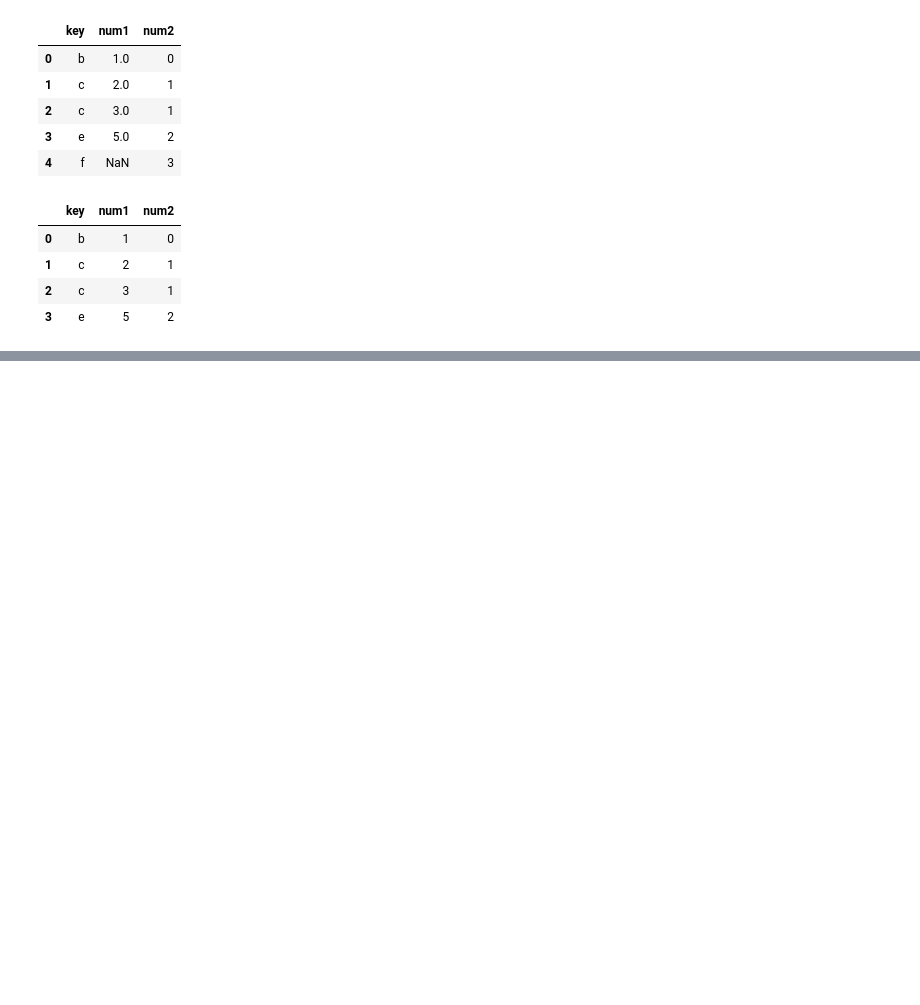
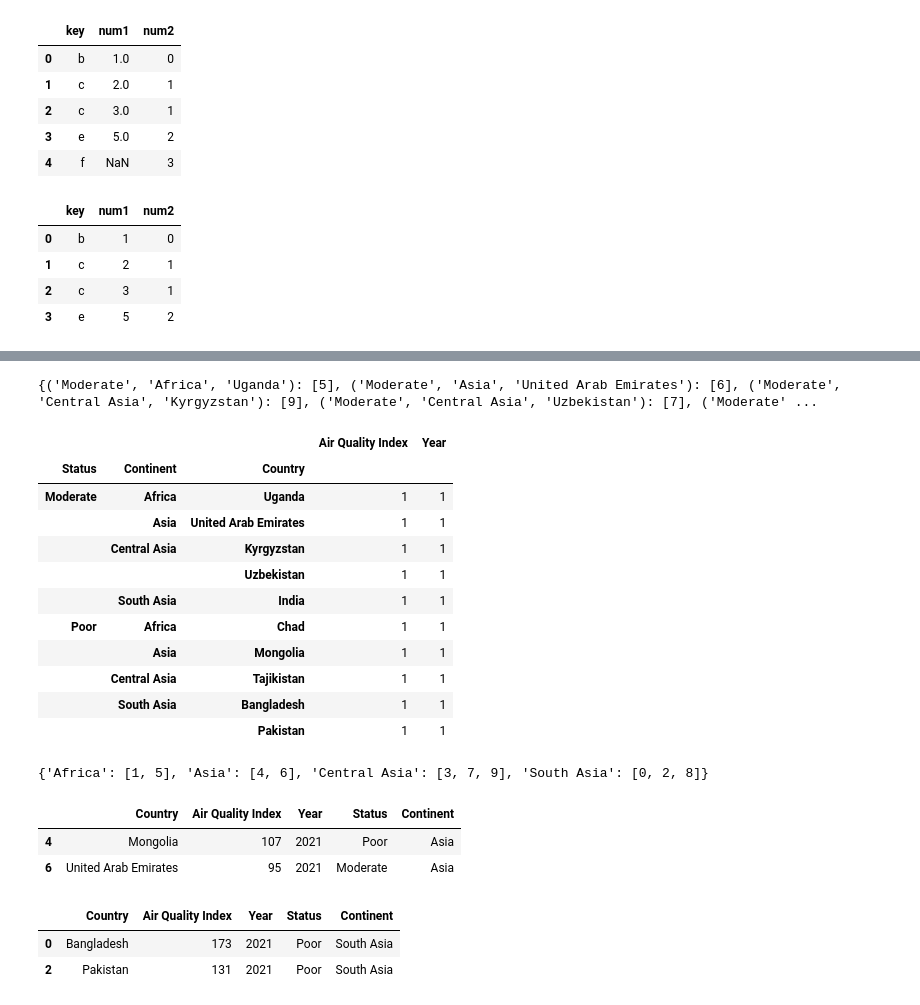
Before and after one commit to LevelUp-It-School/python12052025, a Jupyter notebook: lesson_21/pandas.ipynb, the cells around one changed output, grey strips where cells are left out. Saved outputs shown, nothing was run; the diff lists cells and outputs as text; code cells hidden in the pictures; blank space fills up the shorter version.

```diff
--- a/lesson_21/pandas.ipynb
+++ b/lesson_21/pandas.ipynb
@@ -1029,0 +1356,20 @@ pd.merge(d1, d2, how='inner')
+# %%
+AQ = df.groupby(["Status", "Continent", "Country"])
+AQ.groups
+# %% [output]
+{('Moderate', 'Africa', 'Uganda'): [5], ('Moderate', 'Asia', 'United Arab Emirates'): [6], ('Moderate', 'Central Asia', 'Kyrgyzstan'): [9], ('Moderate', 'Central Asia', 'Uzbekistan'): [7], ('Moderate' ...
+# %%
+AQ.count()
+# %% [output]
+|  |  |  | Air Quality Index | Year |
+| Status | Continent | Country |  |  |
+| Moderate | Africa | Uganda | 1 | 1 |
+|  | Asia | United Arab Emirates | 1 | 1 |
+|  | Central Asia | Kyrgyzstan | 1 | 1 |
+|  |  | Uzbekistan | 1 | 1 |
+|  | South Asia | India | 1 | 1 |
+| Poor | Africa | Chad | 1 | 1 |
+|  | Asia | Mongolia | 1 | 1 |
+|  | Central Asia | Tajikistan | 1 | 1 |
+|  | South Asia | Bangladesh | 1 | 1 |
+|  |  | Pakistan | 1 | 1 |
@@ -1029,0 +1378,10 @@ pd.merge(d1, d2, how='inner')
+# %%
+groups.groups
+# %% [output]
+{'Africa': [1, 5], 'Asia': [4, 6], 'Central Asia': [3, 7, 9], 'South Asia': [0, 2, 8]}
+# %%
+groups.get_group(("Asia"))
+# %% [output]
+|  | Country | Air Quality Index | Year | Status | Continent |
+| 4 | Mongolia | 107 | 2021 | Poor | Asia |
+| 6 | United Arab Emirates | 95 | 2021 | Moderate | Asia |
@@ -1029,0 +1391,6 @@ pd.merge(d1, d2, how='inner')
+# %%
+asia
+# %% [output]
+|  | Country | Air Quality Index | Year | Status | Continent |
+| 0 | Bangladesh | 173 | 2021 | Poor | South Asia |
+| 2 | Pakistan | 131 | 2021 | Poor | South Asia |
```
Also changed, not shown: parts of 45 cells of this notebook, 4 other files.
